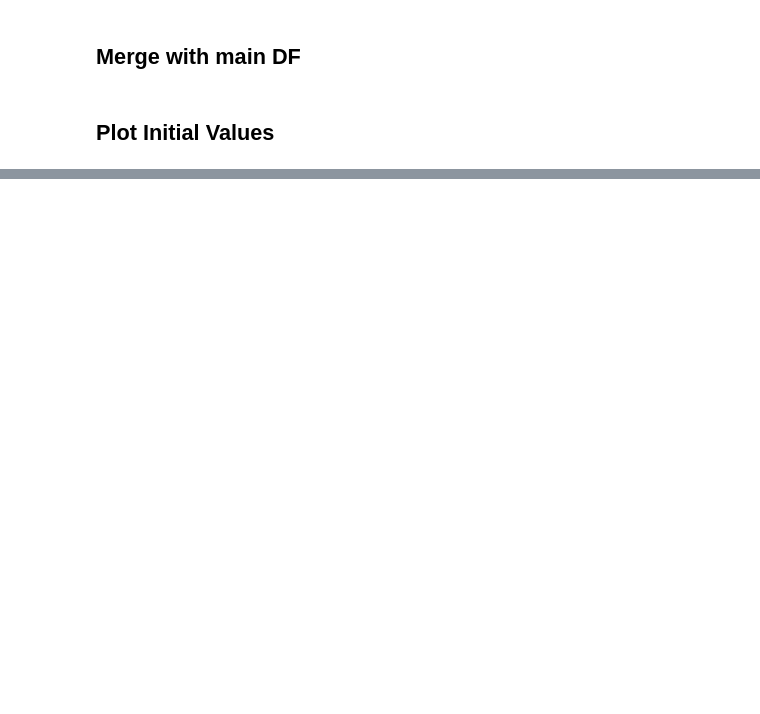
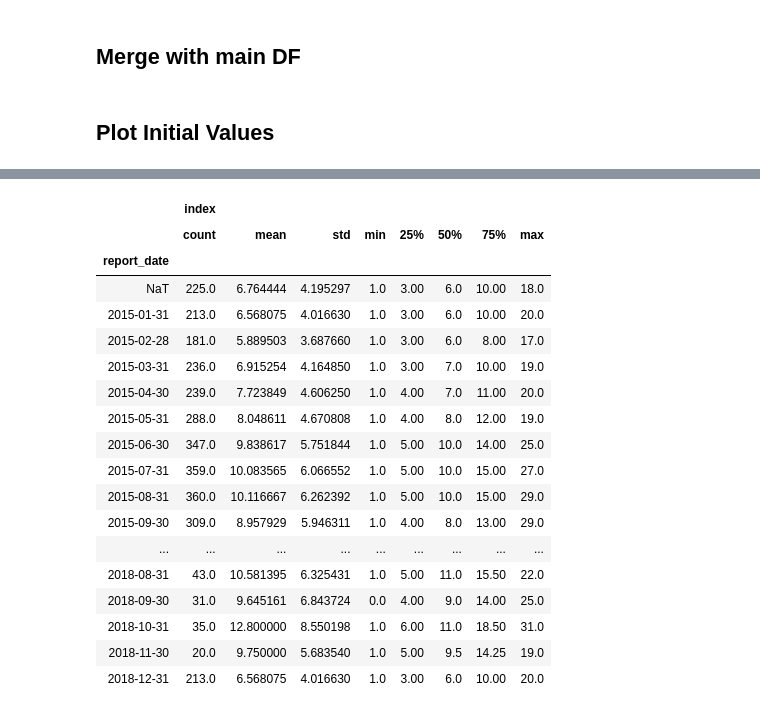
Before and after one commit to lovettbarron/CJTF-OIR-strike-report, a Jupyter notebook: test-scrape/03-interpret-to-table.ipynb, the cells around one changed output, grey strips where cells are left out. Cells and saved outputs as stored; diff of their text form; code cells hidden in the pictures; blank space fills up the shorter version.

```diff
--- a/test-scrape/03-interpret-to-table.ipynb
+++ b/test-scrape/03-interpret-to-table.ipynb
@@ -374,2 +361,24 @@ TypeError: '<' not supported between instances of 'Timestamp' and 'int'
+# %%
+df.groupby(pd.Grouper(key='report_date', freq='M')).describe()
+# %% [output]
+|  | index |  |  |  |  |  |  |  |
+|  | count | mean | std | min | 25% | 50% | 75% | max |
+| report_date |  |  |  |  |  |  |  |  |
+| NaT | 225.0 | 6.764444 | 4.195297 | 1.0 | 3.00 | 6.0 | 10.00 | 18.0 |
+| 2015-01-31 | 213.0 | 6.568075 | 4.016630 | 1.0 | 3.00 | 6.0 | 10.00 | 20.0 |
+| 2015-02-28 | 181.0 | 5.889503 | 3.687660 | 1.0 | 3.00 | 6.0 | 8.00 | 17.0 |
+| 2015-03-31 | 236.0 | 6.915254 | 4.164850 | 1.0 | 3.00 | 7.0 | 10.00 | 19.0 |
+| 2015-04-30 | 239.0 | 7.723849 | 4.606250 | 1.0 | 4.00 | 7.0 | 11.00 | 20.0 |
+| 2015-05-31 | 288.0 | 8.048611 | 4.670808 | 1.0 | 4.00 | 8.0 | 12.00 | 19.0 |
+| 2015-06-30 | 347.0 | 9.838617 | 5.751844 | 1.0 | 5.00 | 10.0 | 14.00 | 25.0 |
+| 2015-07-31 | 359.0 | 10.083565 | 6.066552 | 1.0 | 5.00 | 10.0 | 15.00 | 27.0 |
+| 2015-08-31 | 360.0 | 10.116667 | 6.262392 | 1.0 | 5.00 | 10.0 | 15.00 | 29.0 |
+| 2015-09-30 | 309.0 | 8.957929 | 5.946311 | 1.0 | 4.00 | 8.0 | 13.00 | 29.0 |
+| ... | ... | ... | ... | ... | ... | ... | ... | ... |
+| 2018-08-31 | 43.0 | 10.581395 | 6.325431 | 1.0 | 5.00 | 11.0 | 15.50 | 22.0 |
+| 2018-09-30 | 31.0 | 9.645161 | 6.843724 | 0.0 | 4.00 | 9.0 | 14.00 | 25.0 |
+| 2018-10-31 | 35.0 | 12.800000 | 8.550198 | 1.0 | 6.00 | 11.0 | 18.50 | 31.0 |
+| 2018-11-30 | 20.0 | 9.750000 | 5.683540 | 1.0 | 5.00 | 9.5 | 14.25 | 19.0 |
+| 2018-12-31 | 213.0 | 6.568075 | 4.016630 | 1.0 | 3.00 | 6.0 | 10.00 | 20.0 |
 # %%
 df[df["filename"]=="CJTF-OIR%20Strike%20Release%20201808013-02.pdf?ver=2018-08-13-093333-010.pdf"]
```
Also changed, not shown: parts of 24 cells of this notebook, 1 other file.
